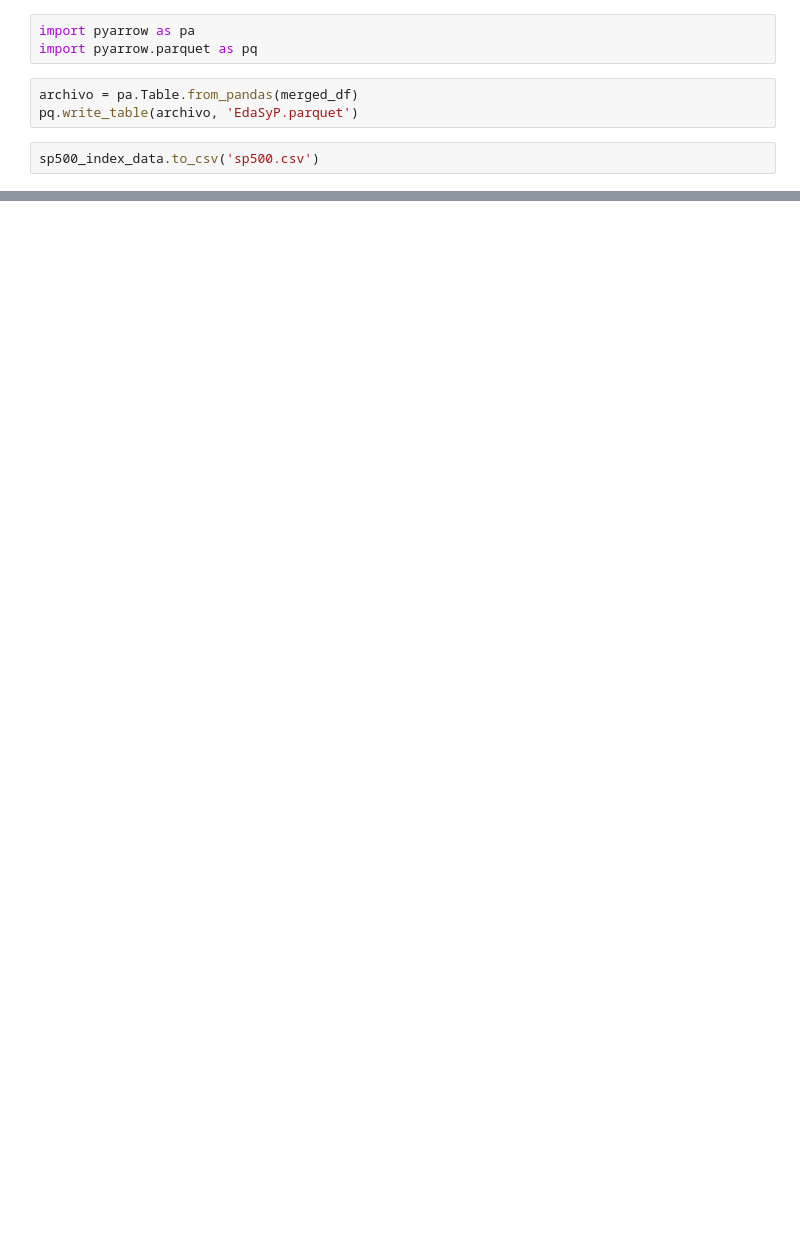
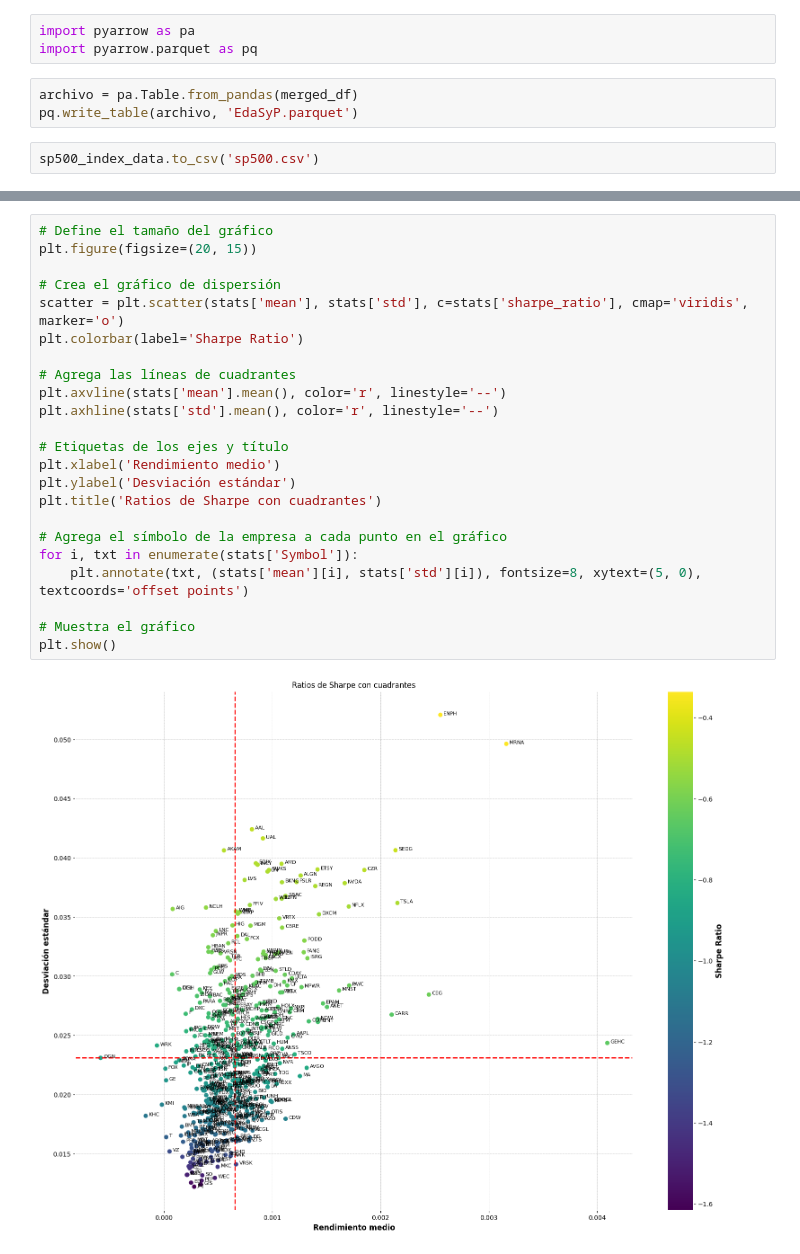
Before and after one commit to falloatti/SYP500, a Jupyter notebook: S&P500.ipynb, the cells around one changed output, grey strips where cells are left out. Cells and saved outputs as stored; diff of their text form; blank space fills up the shorter version.

```diff
--- a/S&P500.ipynb
+++ b/S&P500.ipynb
@@ -565,0 +601,25 @@ sp500_index_data.to_csv('sp500.csv')
+# %%
+# Define el tamaño del gráfico
+plt.figure(figsize=(20, 15))
+
+# Crea el gráfico de dispersión
+scatter = plt.scatter(stats['mean'], stats['std'], c=stats['sharpe_ratio'], cmap='viridis', marker='o')
+plt.colorbar(label='Sharpe Ratio')
+
+# Agrega las líneas de cuadrantes
+plt.axvline(stats['mean'].mean(), color='r', linestyle='--')
+plt.axhline(stats['std'].mean(), color='r', linestyle='--')
+
+# Etiquetas de los ejes y título
+plt.xlabel('Rendimiento medio')
+plt.ylabel('Desviación estándar')
+plt.title('Ratios de Sharpe con cuadrantes')
+
+# Agrega el símbolo de la empresa a cada punto en el gráfico
+for i, txt in enumerate(stats['Symbol']):
+    plt.annotate(txt, (stats['mean'][i], stats['std'][i]), fontsize=8, xytext=(5, 0), textcoords='offset points')
+
+# Muestra el gráfico
+plt.show()
+# %% [output]
+[figure, added]
```
Also changed, not shown: parts of 13 cells of this notebook.
